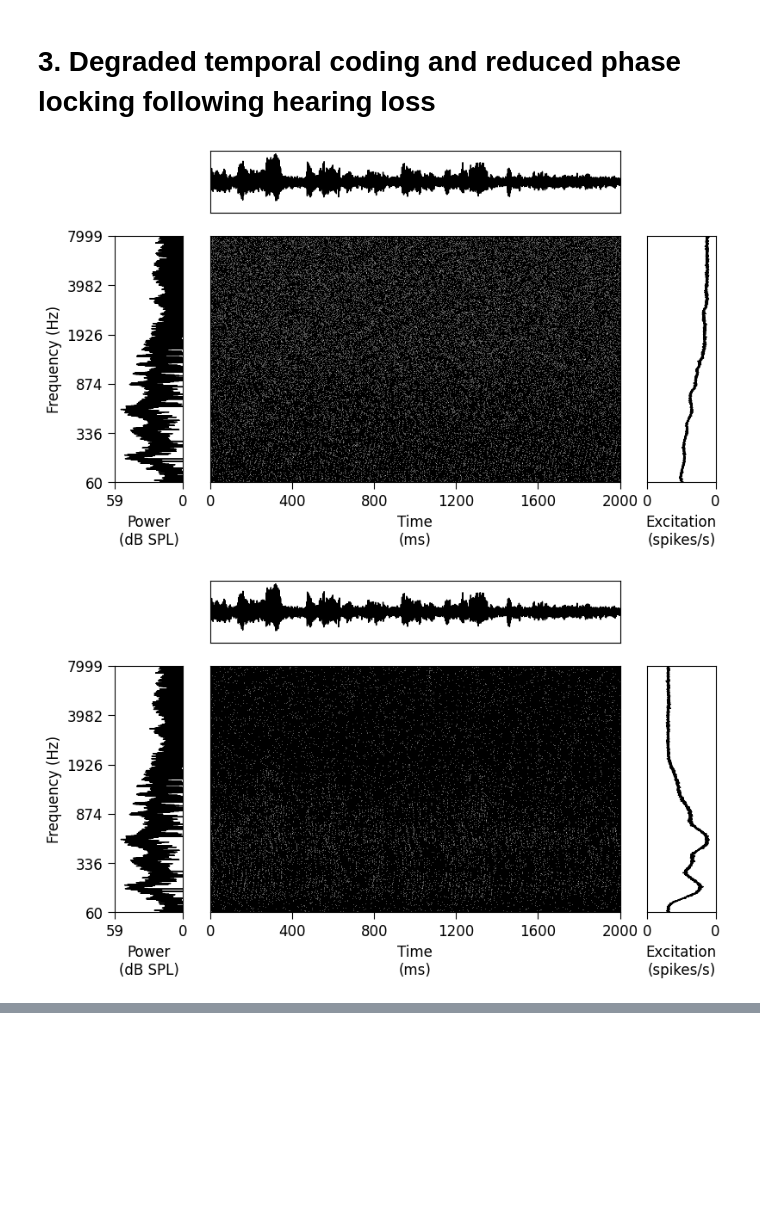
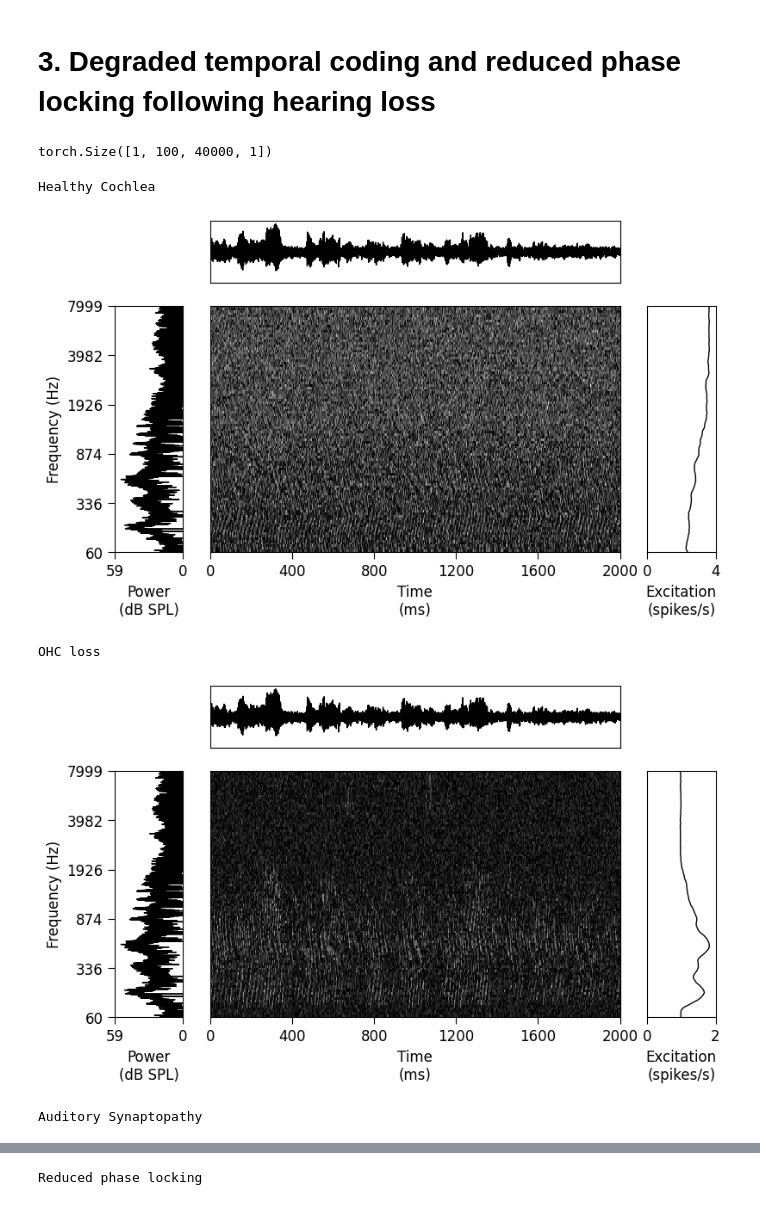
Before and after one commit to Annesya/vcca-tutorial-periphery, a Jupyter notebook: model_of_auditory_periphery_simplified_w_comments.ipynb, the cells around one changed output, grey strips where cells are left out. Saved outputs shown, nothing was run; the diff lists cells and outputs as text; code cells hidden in the pictures; blank space fills up the shorter version.

```diff
--- a/model_of_auditory_periphery_simplified_w_comments.ipynb
+++ b/model_of_auditory_periphery_simplified_w_comments.ipynb
@@ -109,7 +130,7 @@ Current working directory: /content
 # A real ear does not receive a spectrogram or a feature vector; it receives this
 # time-domain waveform at the eardrum. Everything below asks: how might the
 # cochlea, hair cells, and auditory nerve transform that waveform?
-audio_file_path = '/content/example_speech_in_noise.wav'
+audio_file_path = '/content/vcca-tutorial-periphery/example_speech_in_noise.wav'
 waveform, sample_rate = torchaudio.load(audio_file_path)
 
 # torchaudio returns waveform with shape [channels, time_samples].
@@ -970,7 +1003,7 @@ cochlear_model_normal = CochlearModel(
 # %%
 lowest_CF = 60
 highest_CF = 8000
-num_CFs = 3000
+num_CFs = 100
 filter_bandwidth = 2 # broad auditory filter simulated by changing the bandwith scaling parameter
 dur_impulse_response = 0.05
 phaselock_cutoff = 3000
@@ -980,7 +1013,7 @@ rate_spont = 70.0
 rate_max = 250.0
 threshold = 50.0
 dynamic_range = 10.0
-n_fiber = 10
+n_fiber = 300
 
 dynamic_range_interval = 0.95
 
@@ -989,7 +1022,7 @@ device = torch.device("cuda:0" if torch.cuda.is_available() else "cpu")
 # initiate the cochlea model
 cochlear_model_ohc_loss = CochlearModel(
     sr_input=20000,
-    sr_output=10000,
+    sr_output=20000,
     fir_dur=0.05,
     cf_low=lowest_CF,
     cf_high=highest_CF,
@@ -1007,7 +1040,7 @@ cochlear_model_ohc_loss = CochlearModel(
 # %%
 lowest_CF = 60
 highest_CF = 8000
-num_CFs = 3000
+num_CFs = 100
 filter_bandwidth = 1
 dur_impulse_response = 0.05
 phaselock_cutoff = 3000
@@ -1016,7 +1049,7 @@ rate_spont = 70.0
 rate_max = 250.0
 threshold = 0.0
 dynamic_range = 20.0
-n_fiber = 1 # reduce the number of simulated auditory fibers
+n_fiber = 3 # reduce the number of simulated auditory fibers
 
 dynamic_range_interval = 0.95
 
@@ -1025,7 +1058,7 @@ device = torch.device("cuda:0" if torch.cuda.is_available() else "cpu")
 # initiate the cochlea model
 cochlear_model_synaptopathy = CochlearModel(
     sr_input=20000,
-    sr_output=10000,
+    sr_output=20000,
     fir_dur=0.05,
     cf_low=lowest_CF,
     cf_high=highest_CF,
@@ -1043,7 +1076,7 @@ cochlear_model_synaptopathy = CochlearModel(
 # %%
 lowest_CF = 60
 highest_CF = 8000
-num_CFs = 3000
+num_CFs = 100
 filter_bandwidth = 1
 dur_impulse_response = 0.05
 phaselock_cutoff = 100 # reduced phase locking cutoff
@@ -1052,7 +1085,7 @@ rate_spont = 70.0
 rate_max = 250.0
 threshold = 0.0
 dynamic_range = 20.0
-n_fiber = 10
+n_fiber = 300
 
 dynamic_range_interval = 0.95
 
@@ -1061,7 +1094,7 @@ device = torch.device("cuda:0" if torch.cuda.is_available() else "cpu")
 # initiate the cochlea model
 cochlear_model_phaselocking = CochlearModel(
     sr_input=20000,
-    sr_output=10000,
+    sr_output=20000,
     fir_dur=0.05,
     cf_low=lowest_CF,
     cf_high=highest_CF,
@@ -1080,48 +1113,60 @@ nervegram_normal_cochlea = cochlear_model_normal(waveform)
 nervegram_ohc_loss = cochlear_model_ohc_loss(waveform)
 nervegram_synaptopathy = cochlear_model_synaptopathy(waveform)
 nervegram_phaselocking = cochlear_model_phaselocking(waveform)
+# %%
+nervegram_ohc_loss.shape
+# %% [output]
+torch.Size([1, 100, 40000, 1])
 # %%
 # =============================================================================
 # 8. Nervegram visualization
 # =============================================================================
 cfs = utils.erbspace(lowest_CF, highest_CF, num_CFs)
 waveform_1d = waveform.numpy().squeeze()
 
+print('Healthy Cochlea')
 fig, ax_arr = utils.make_nervegram_plot(
     waveform=waveform_1d,
     nervegram=nervegram_normal_cochlea[0,:,:,0].numpy(),
     sr_waveform=20000,
-    sr_nervegram=10000,
+    sr_nervegram=20000,
+    cfs=cfs,
+)
+
+plt.show()
+
+print('OHC loss')
+fig, ax_arr = utils.make_nervegram_plot(
+    waveform=waveform_1d,
+    nervegram=nervegram_ohc_loss[0,:,:,0].numpy(),
+    sr_waveform=20000,
+    sr_nervegram=20000,
     cfs=cfs,
 )
 plt.show()
 
+print('Auditory Synaptopathy')
 fig, ax_arr = utils.make_nervegram_plot(
     waveform=waveform_1d,
-    nervegram=nervegram_ohc_loss[0,:,:,0].numpy(),
+    nervegram=nervegram_synaptopathy[0,:,:,0].numpy(),
     sr_waveform=20000,
-    sr_nervegram=10000,
+    sr_nervegram=20000,
     cfs=cfs,
 )
 plt.show()
 
-fig, ax_arr = utils.make_nervegram_plot(
-    waveform=waveform_1d,
-    nervegram=nervegram_synaptopathy[0,:,:,0].numpy(),
-    sr_waveform=20000,
-    sr_nervegram=10000,
-    cfs=cfs,
-)
-plt.show()
-
+print('Reduced phase locking')
 fig, ax_arr = utils.make_nervegram_plot(
     waveform=waveform_1d,
     nervegram=nervegram_phaselocking[0,:,:,0].numpy(),
     sr_waveform=20000,
-    sr_nervegram=10000,
+    sr_nervegram=20000,
     cfs=cfs,
 )
 plt.show()
 # %% [output]
+Healthy Cochlea
-[figure, old version]
+[figure, new version]
+OHC loss
-[figure, old version]
+[figure, new version]
+Auditory Synaptopathy
@@ -1128,0 +1174 @@ plt.show()
+Reduced phase locking
```
Also changed, not shown: parts of 6 cells of this notebook.
